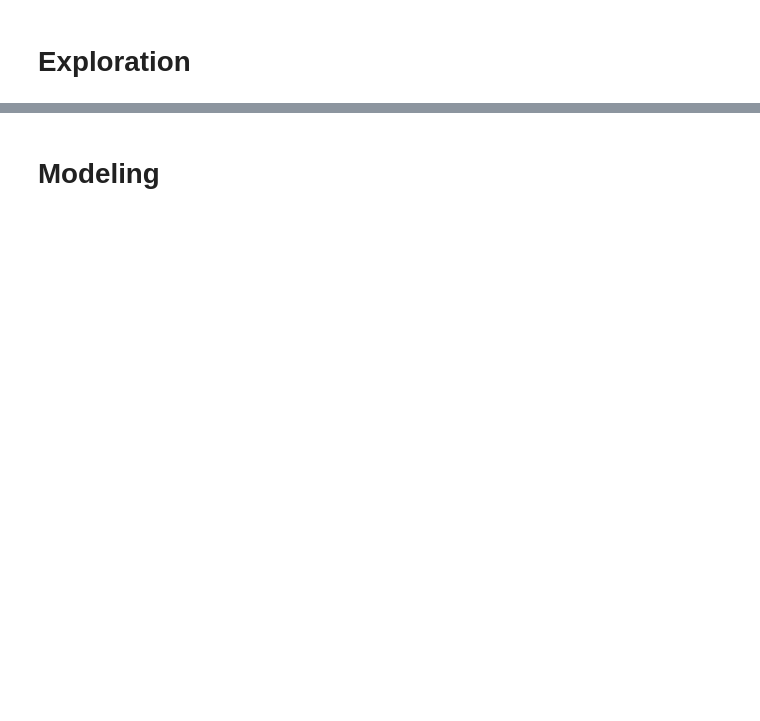
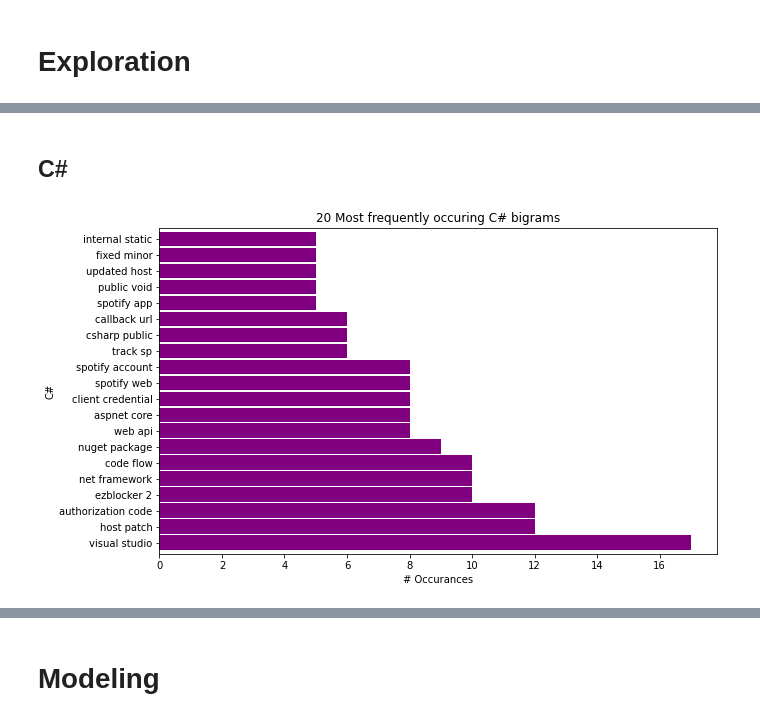
Before and after one commit to Kalpana-group-5/NLP_project, a Jupyter notebook: Final_Notebook.ipynb, the cells around one changed output, grey strips where cells are left out. Drawn from its saved outputs; the diff is of its cells as text; code cells hidden in the pictures; blank space fills up the shorter version.

```diff
--- a/Final_Notebook.ipynb
+++ b/Final_Notebook.ipynb
@@ -104,0 +276,19 @@ Name: language, dtype: int64
+# %% [markdown]
+## C#
+# %%
+top_20_c_bigrams = (pd.Series(nltk.ngrams(c_words, 2))
+                      .value_counts()
+                      .head(20))
+
+top_20_c_bigrams.sort_values(ascending=False).plot.barh(color='purple', width=.9, figsize=(10, 6))
+
+plt.title('20 Most frequently occuring C# bigrams')
+plt.ylabel('C#')
+plt.xlabel('# Occurances')
+
+# make the labels pretty
+ticks, _ = plt.yticks()
+labels = top_20_c_bigrams.reset_index()['index'].apply(lambda t: t[0] + ' ' + t[1])
+_ = plt.yticks(ticks, labels)
+# %% [output]
+[figure, added]
```
Also changed, not shown: parts of 50 cells of this notebook.
